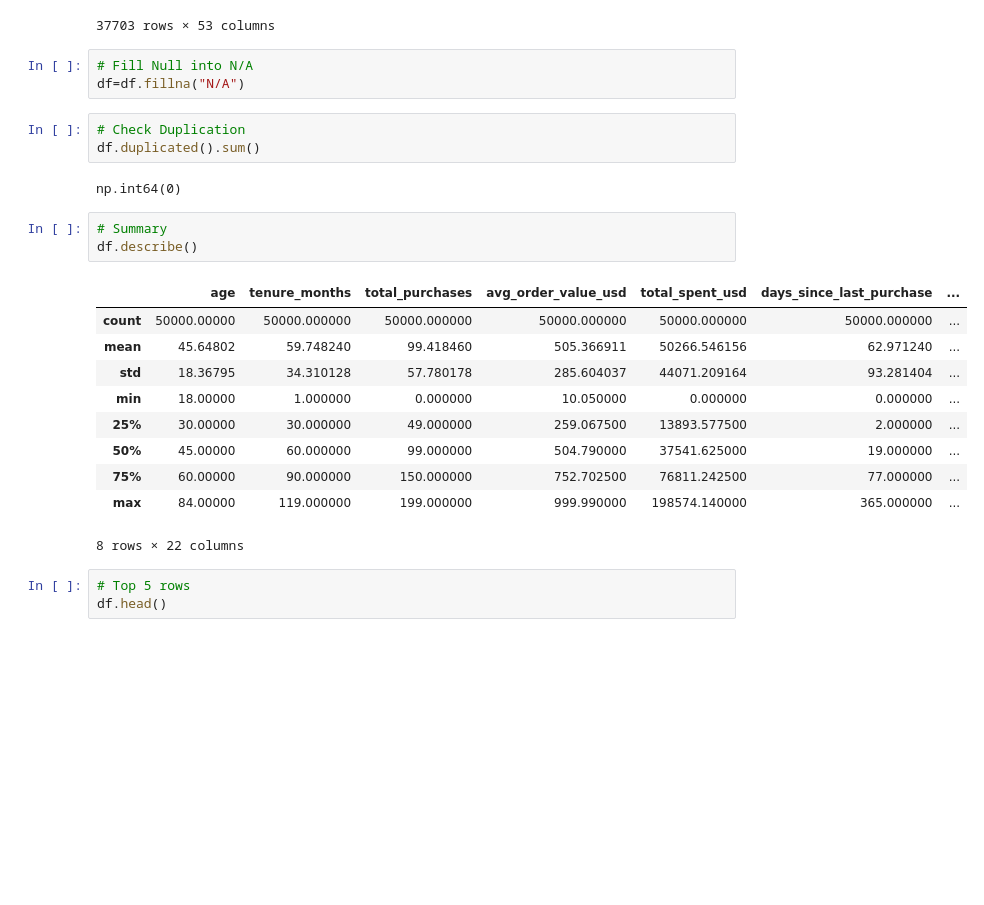
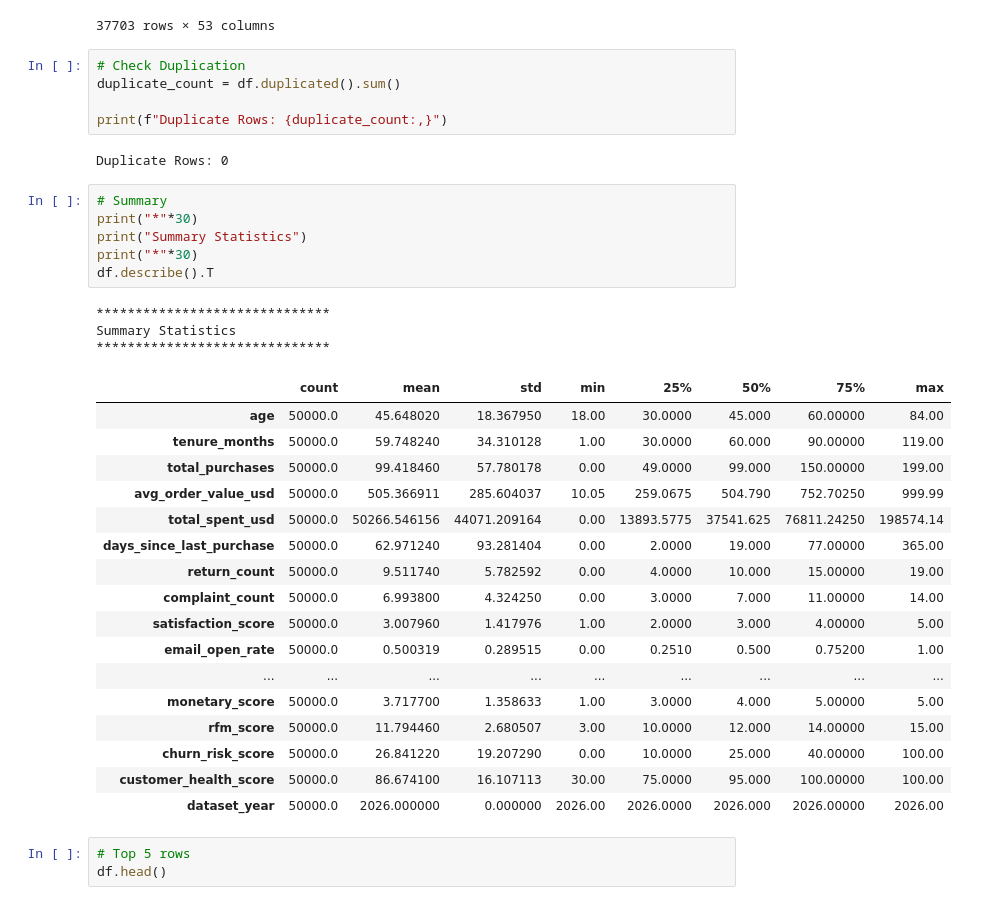
Before and after one commit to yezaw-zafki/Industrial-Analysis-EDA, a Jupyter notebook: E-commerace Customer Segmentation.ipynb, the cells around one changed output. Cells and saved outputs as stored; diff of their text form; blank space fills up the shorter version.

```diff
--- a/segmentation.ipynb
+++ b/E-commerace Customer Segmentation.ipynb
@@ -96,28 +107,40 @@ df[df.isnull().any(axis=1)]
 | 49996 | CUST-049997 | Small Business | High Value Inactive | 24 | 18-24 | Male | Brazil | Rio de Janeiro | ... |
 | 49999 | CUST-050000 | Consumer | High Value Inactive | 77 | 65+ | Female | United Arab Emirates | Sharjah | ... |
 37703 rows × 53 columns
-# %%
-# Fill Null into N/A
-df=df.fillna("N/A")
 # %%
 # Check Duplication
-df.duplicated().sum()
+duplicate_count = df.duplicated().sum()
+
+print(f"Duplicate Rows: {duplicate_count:,}")
 # %% [output]
-np.int64(0)
+Duplicate Rows: 0
 # %%
 # Summary
-df.describe()
+print("*"*30)
+print("Summary Statistics")
+print("*"*30)
+df.describe().T
 # %% [output]
+******************************
+Summary Statistics
+******************************
-|  | age | tenure_months | total_purchases | avg_order_value_usd | total_spent_usd | days_since_last_purchase | ... |
-| count | 50000.00000 | 50000.000000 | 50000.000000 | 50000.000000 | 50000.000000 | 50000.000000 | ... |
-| mean | 45.64802 | 59.748240 | 99.418460 | 505.366911 | 50266.546156 | 62.971240 | ... |
-| std | 18.36795 | 34.310128 | 57.780178 | 285.604037 | 44071.209164 | 93.281404 | ... |
-| min | 18.00000 | 1.000000 | 0.000000 | 10.050000 | 0.000000 | 0.000000 | ... |
-| 25% | 30.00000 | 30.000000 | 49.000000 | 259.067500 | 13893.577500 | 2.000000 | ... |
-| 50% | 45.00000 | 60.000000 | 99.000000 | 504.790000 | 37541.625000 | 19.000000 | ... |
-| 75% | 60.00000 | 90.000000 | 150.000000 | 752.702500 | 76811.242500 | 77.000000 | ... |
-| max | 84.00000 | 119.000000 | 199.000000 | 999.990000 | 198574.140000 | 365.000000 | ... |
+|  | count | mean | std | min | 25% | 50% | 75% | max |
+| age | 50000.0 | 45.648020 | 18.367950 | 18.00 | 30.0000 | 45.000 | 60.00000 | 84.00 |
+| tenure_months | 50000.0 | 59.748240 | 34.310128 | 1.00 | 30.0000 | 60.000 | 90.00000 | 119.00 |
+| total_purchases | 50000.0 | 99.418460 | 57.780178 | 0.00 | 49.0000 | 99.000 | 150.00000 | 199.00 |
+| avg_order_value_usd | 50000.0 | 505.366911 | 285.604037 | 10.05 | 259.0675 | 504.790 | 752.70250 | 999.99 |
+| total_spent_usd | 50000.0 | 50266.546156 | 44071.209164 | 0.00 | 13893.5775 | 37541.625 | 76811.24250 | 198574.14 |
+| days_since_last_purchase | 50000.0 | 62.971240 | 93.281404 | 0.00 | 2.0000 | 19.000 | 77.00000 | 365.00 |
+| return_count | 50000.0 | 9.511740 | 5.782592 | 0.00 | 4.0000 | 10.000 | 15.00000 | 19.00 |
+| complaint_count | 50000.0 | 6.993800 | 4.324250 | 0.00 | 3.0000 | 7.000 | 11.00000 | 14.00 |
+| satisfaction_score | 50000.0 | 3.007960 | 1.417976 | 1.00 | 2.0000 | 3.000 | 4.00000 | 5.00 |
+| email_open_rate | 50000.0 | 0.500319 | 0.289515 | 0.00 | 0.2510 | 0.500 | 0.75200 | 1.00 |
+| ... | ... | ... | ... | ... | ... | ... | ... | ... |
+| monetary_score | 50000.0 | 3.717700 | 1.358633 | 1.00 | 3.0000 | 4.000 | 5.00000 | 5.00 |
+| rfm_score | 50000.0 | 11.794460 | 2.680507 | 3.00 | 10.0000 | 12.000 | 14.00000 | 15.00 |
+| churn_risk_score | 50000.0 | 26.841220 | 19.207290 | 0.00 | 10.0000 | 25.000 | 40.00000 | 100.00 |
+| customer_health_score | 50000.0 | 86.674100 | 16.107113 | 30.00 | 75.0000 | 95.000 | 100.00000 | 100.00 |
+| dataset_year | 50000.0 | 2026.000000 | 0.000000 | 2026.00 | 2026.0000 | 2026.000 | 2026.00000 | 2026.00 |
-8 rows × 22 columns
 # %%
 # Top 5 rows
 df.head()
```
Also changed, not shown: parts of 10 cells of this notebook.
